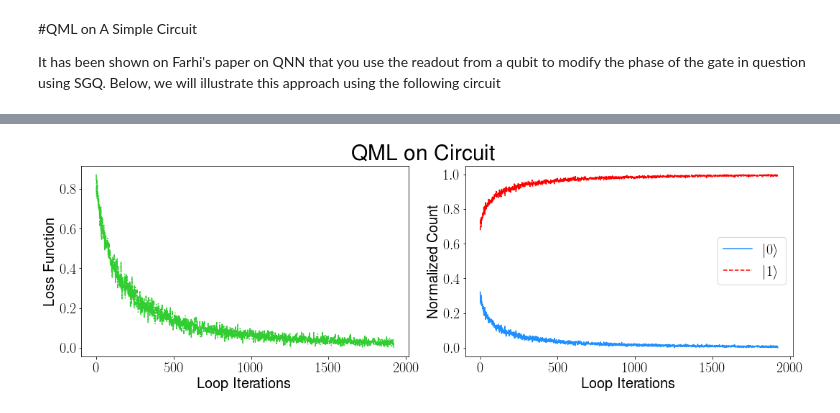
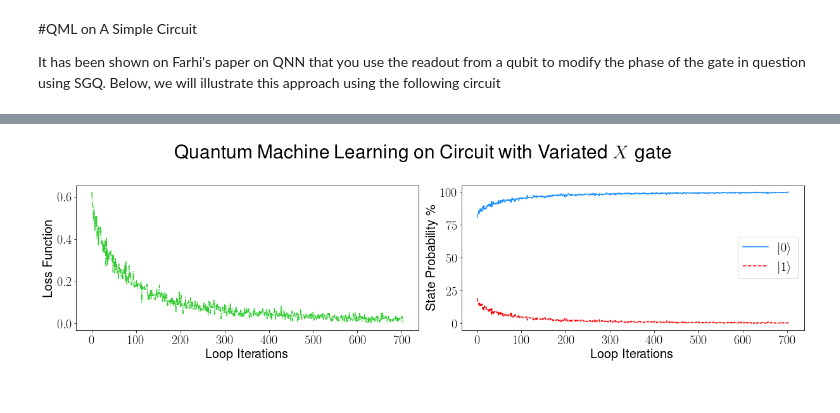
Before and after one commit to enriqueasegura/Quantum-X, a Jupyter notebook: QMLHEP_Task.ipynb, the cells around one changed output, grey strips where cells are left out. Drawn from its saved outputs; the diff is of its cells as text; code cells hidden in the pictures.

```diff
--- a/QMLHEP_Task.ipynb
+++ b/QMLHEP_Task.ipynb
@@ -373,7 +373,7 @@ def probe_circuit_hadamard(xparam):
   q = cirq.LineQubit(0)
   #c.append(cirq.H(q))
 
-  rot = cirq.rx(rads=xparam)
+  rot = cirq.XPowGate(exponent=xparam)
   c.append(rot(q))
 
   #c.append(cirq.H(q))
@@ -428,8 +428,8 @@ def qml_sgd(random_t_parameter):
     count_results = results.histogram(key='q0')
 
     #normalizing state population by repetition value
-    zero_state_arr.append(count_results[0]/1000)
-    one_state_arr.append(count_results[1]/1000)
+    zero_state_arr.append(100*count_results[0]/1000)
+    one_state_arr.append(100*count_results[1]/1000)
 
     s_k, s_v= zip(*results.measurements.items())
 
@@ -485,7 +485,7 @@ def qml_sgd(random_t_parameter):
 
   return(weight_arr, loss_arr, grad_arr, weight_arr[-1], label_arr, zero_state_arr, one_state_arr)
 # %%
-xparam = np.random.uniform(0,2*np.pi)
+xparam = np.random.uniform(0,np.pi)
 print('parameter: ', xparam)
 test = qml_sgd(xparam)
 # %% [output]
@@ -510,28 +510,28 @@ Done! Final Weight:  3.2996084089787816
 # %%
-plot_ml = plt.figure(figsize=(15,5))
+plot_ml = plt.figure(figsize=(17,5))
 plt.subplot(121)
 plt.tick_params(labelsize=20)
 plt.plot(test[1], color='limegreen', linestyle='-.')
 
 plt.ylabel('Loss Function', fontsize=20)
 plt.xlabel('Loop Iterations', fontsize=20)
 
 plt.subplot(122)
 
 plt.plot(test[5], label = r'$|0 \rangle$', linestyle='-',color='dodgerblue')
 plt.plot( test[6], label = r'$|1 \rangle$', linestyle='--', color='red')
 
 plt.legend(loc='best', fontsize=20)
 plt.tick_params(labelsize=20)
 
 plt.xlabel('Loop Iterations', fontsize=20)
-plt.ylabel('Normalized Count', fontsize=20)
+plt.ylabel('State Probability \%', fontsize=20)
 
-plt.suptitle(r'QML on Circuit', fontsize=30)
+plt.suptitle(r'Quantum Machine Learning on Circuit with Variated $X$ gate', fontsize=30)
 plt.tick_params(labelsize=20)
 
 plt.tight_layout()
 
-plt.subplots_adjust(top=.9)
+plt.subplots_adjust(top=.8)
 # %% [output]
-[figure, old version]
+[figure, new version]
```
Also changed, not shown: parts of 1 cell of this notebook.
